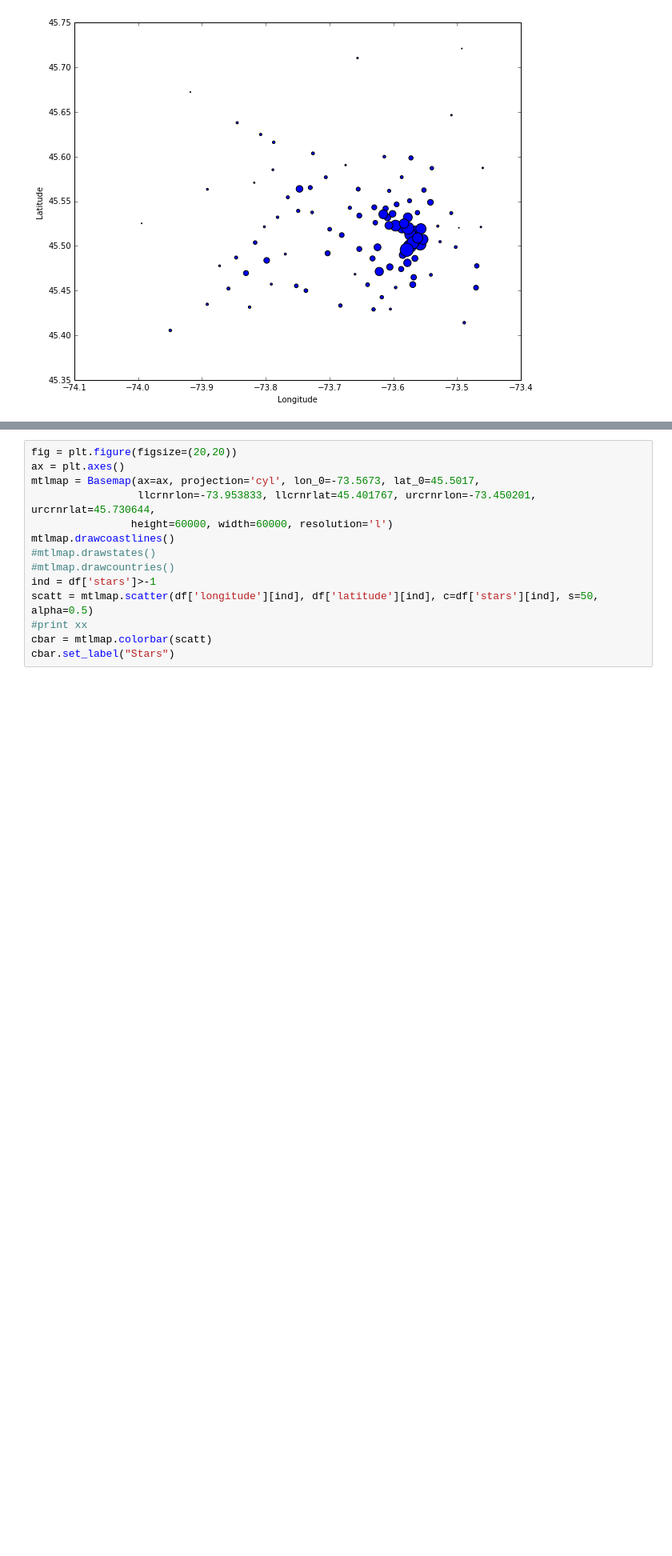
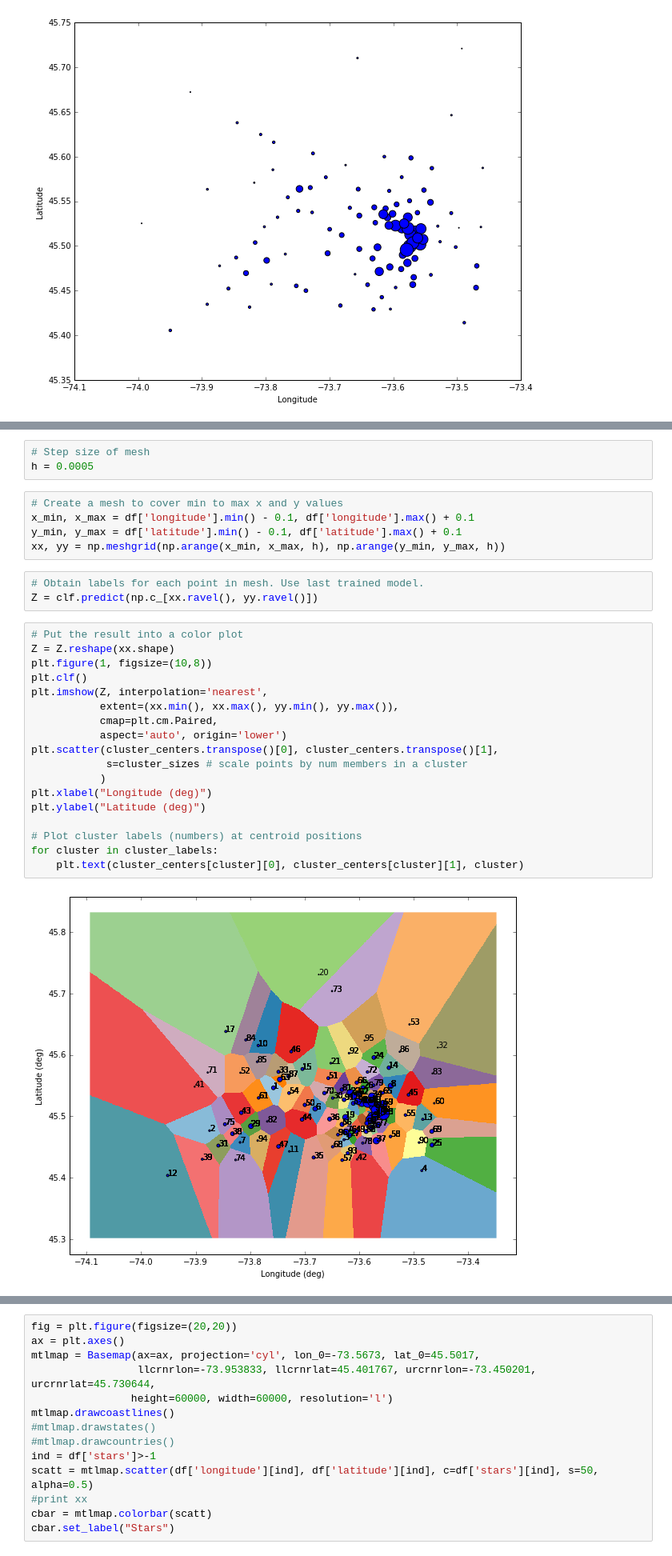
Before and after one commit to plazar/yackathon2016, a Jupyter notebook: BusinessClustering.ipynb, the cells around one changed output, grey strips where cells are left out. Shown: that part at 80% size. Drawn from its saved outputs; the diff is of its cells as text; blank space fills up the shorter version.

```diff
--- a/BusinessClustering.ipynb
+++ b/BusinessClustering.ipynb
@@ -151,0 +269,31 @@ plt.ylabel("Latitude")
+# %%
+# Step size of mesh
+h = 0.0005
+# %%
+# Create a mesh to cover min to max x and y values
+x_min, x_max = df['longitude'].min() - 0.1, df['longitude'].max() + 0.1
+y_min, y_max = df['latitude'].min() - 0.1, df['latitude'].max() + 0.1
+xx, yy = np.meshgrid(np.arange(x_min, x_max, h), np.arange(y_min, y_max, h))
+# %%
+# Obtain labels for each point in mesh. Use last trained model.
+Z = clf.predict(np.c_[xx.ravel(), yy.ravel()])
+# %%
+# Put the result into a color plot
+Z = Z.reshape(xx.shape)
+plt.figure(1, figsize=(10,8))
+plt.clf()
+plt.imshow(Z, interpolation='nearest',
+           extent=(xx.min(), xx.max(), yy.min(), yy.max()),
+           cmap=plt.cm.Paired,
+           aspect='auto', origin='lower')
+plt.scatter(cluster_centers.transpose()[0], cluster_centers.transpose()[1],
+            s=cluster_sizes # scale points by num members in a cluster
+           )
+plt.xlabel("Longitude (deg)")
+plt.ylabel("Latitude (deg)")
+
+# Plot cluster labels (numbers) at centroid positions
+for cluster in cluster_labels:
+    plt.text(cluster_centers[cluster][0], cluster_centers[cluster][1], cluster)
+# %% [output]
+[figure, added]
```
Also changed, not shown: parts of 53 cells of this notebook.
